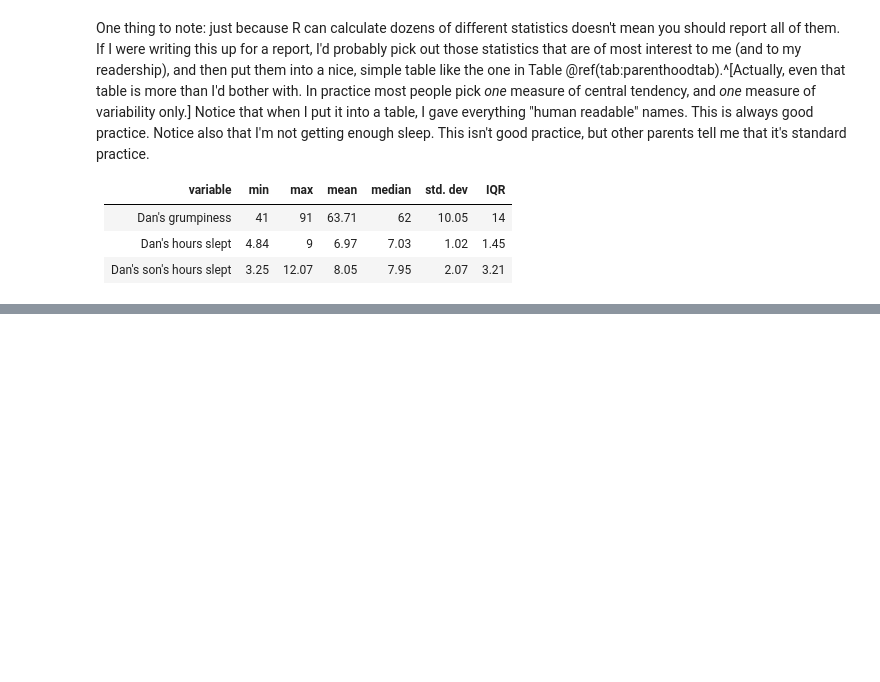
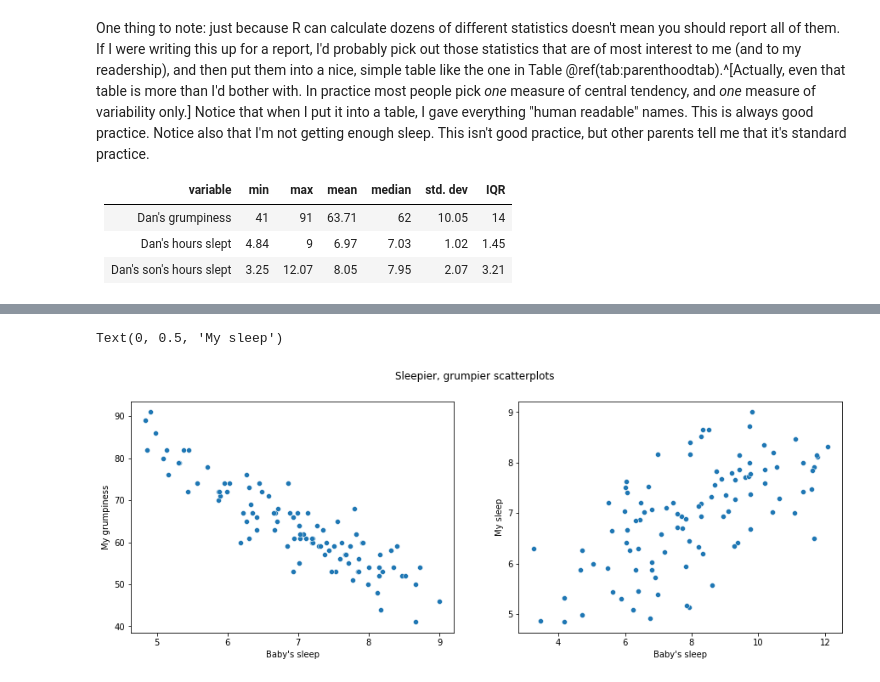
Before and after one commit to ethanweed/pythonbook, a Jupyter notebook: Chapters/03.05-descriptives.ipynb, the cells around one changed output, grey strips where cells are left out. Drawn from its saved outputs; the diff is of its cells as text; code cells hidden in the pictures; blank space fills up the shorter version.

```diff
--- a/Chapters/03.05-descriptives.ipynb
+++ b/Chapters/03.05-descriptives.ipynb
@@ -1362,0 +888,14 @@ Thus it is no small thing to say that the first task of the statistician and the
+# %%
+fig, axes = plt.subplots(1, 2, figsize=(15, 5), sharey=False) # y axes are now on different scales, so sharey=False
+fig.suptitle('Sleepier, grumpier scatterplots')
+
+sns.scatterplot(x = dan_sleep, y = dan_grump, ax = axes[0])
+fig.axes[0].set_xlabel("Baby's sleep")
+fig.axes[0].set_ylabel("My grumpiness")
+
+sns.scatterplot(x = baby_sleep, y = dan_sleep, ax = axes[1])
+fig.axes[1].set_xlabel("Baby's sleep")
+fig.axes[1].set_ylabel("My sleep")
+# %% [output]
+Text(0, 0.5, 'My sleep')
+[figure, added]
```
Also changed, not shown: parts of 13 cells of this notebook, 2 other files.
